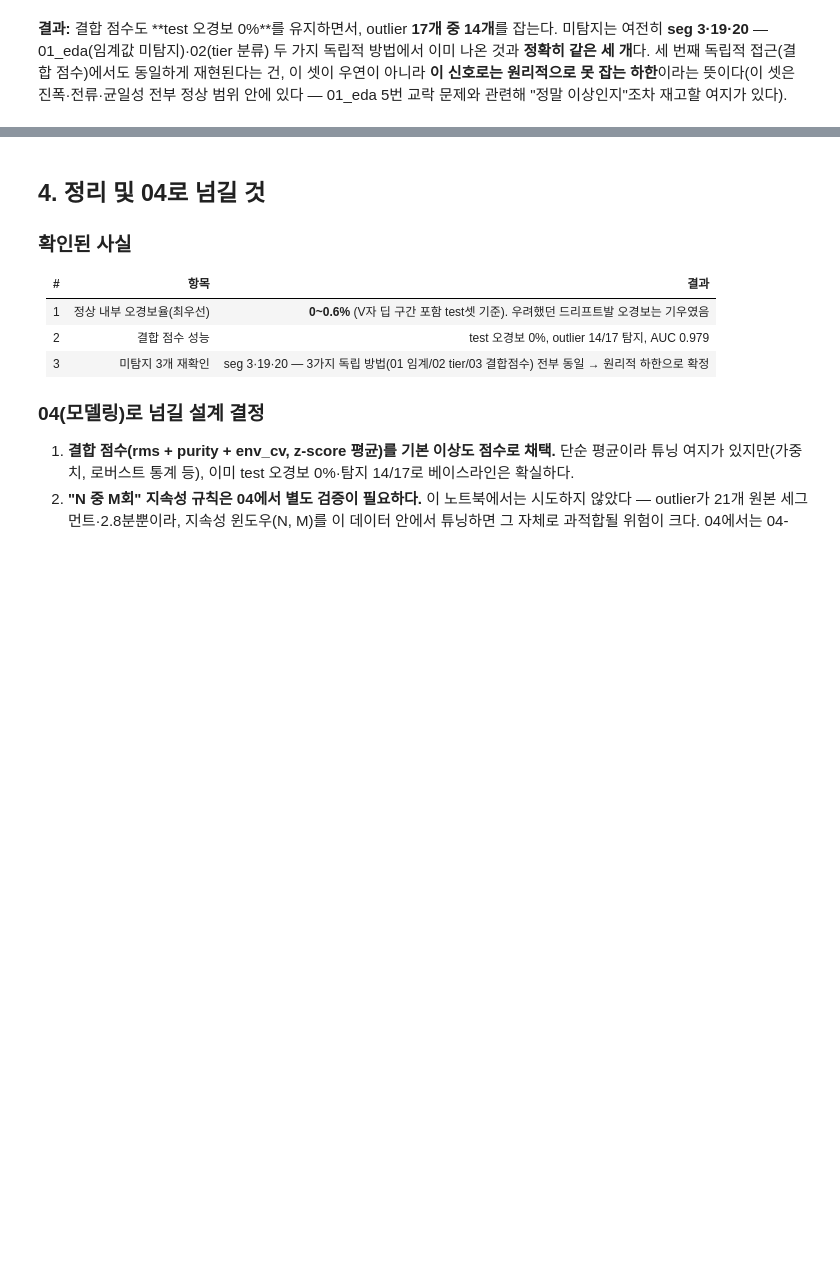
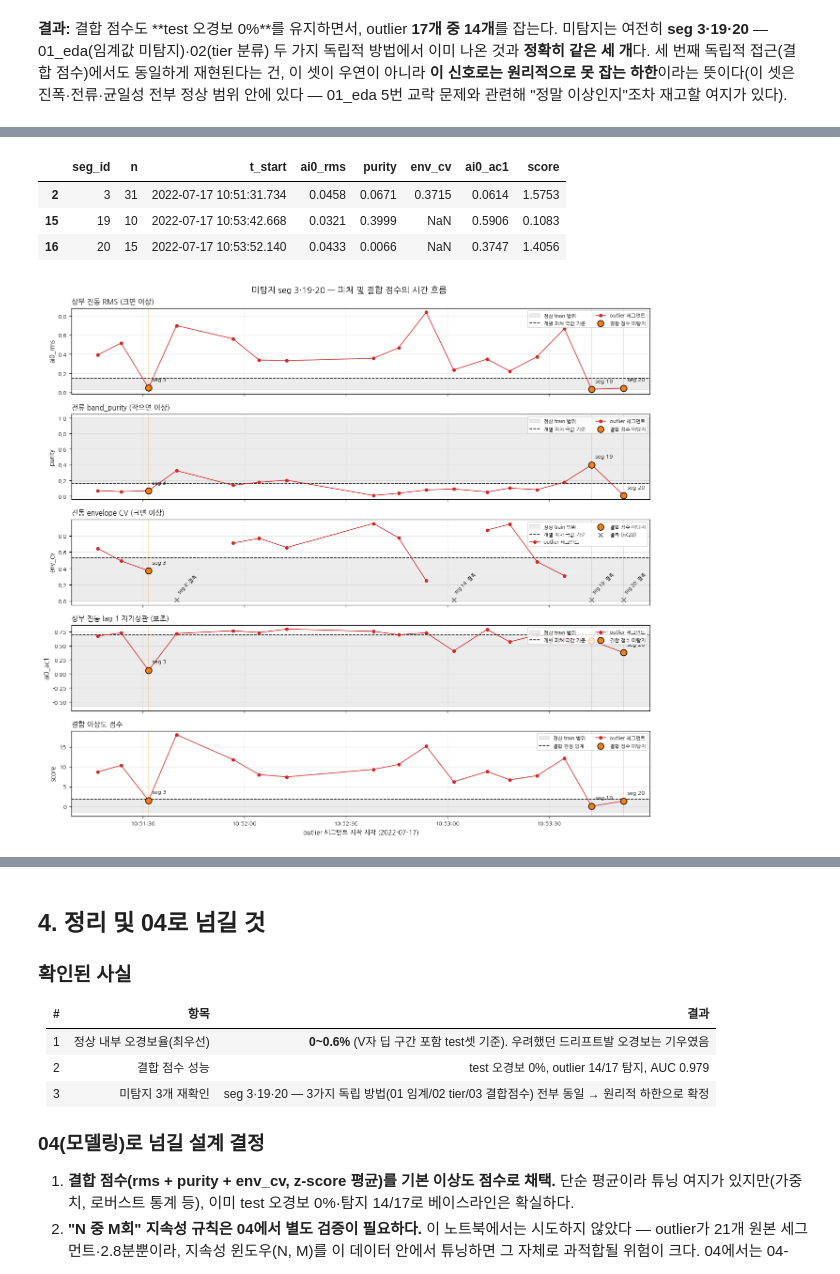
Before and after one commit to kimjaehyeonC/Kamp_AI, a Jupyter notebook: notebooks/03_feature.ipynb, the cells around one changed output, grey strips where cells are left out. Cells and saved outputs as stored; diff of their text form; code cells hidden in the pictures; blank space fills up the shorter version.

```diff
--- a/notebooks/03_feature.ipynb
+++ b/notebooks/03_feature.ipynb
@@ -36,12 +36,19 @@ warnings.filterwarnings("ignore")
 pd.set_option("display.width", 160)
 pd.set_option("display.max_columns", 60)
 
+# 현재 환경의 한글 폰트를 직접 등록한다 (기존 Matplotlib 캐시와 무관하게 적용).
+for _font_path in [Path("/usr/share/fonts/truetype/nanum/NanumGothic.ttf"),
+                   Path("/mnt/c/Windows/Fonts/malgun.ttf")]:
+    if _font_path.exists():
+        font_manager.fontManager.addfont(str(_font_path))
+
 _avail = {f.name for f in font_manager.fontManager.ttflist}
 for _f in ["NanumGothic", "NanumBarunGothic", "Malgun Gothic", "AppleGothic", "DejaVu Sans"]:
     if _f in _avail:
         mpl.rcParams["font.family"] = _f
         break
 mpl.rcParams["axes.unicode_minus"] = False
+mpl.rcParams["mathtext.fontset"] = "dejavusans"
 mpl.rcParams.update({"figure.dpi": 110, "axes.grid": True, "grid.alpha": .3,
                      "axes.titlesize": 10, "axes.labelsize": 9,
                      "xtick.labelsize": 8, "ytick.labelsize": 8, "legend.fontsize": 8})
@@ -181,0 +248,52 @@ display(Fo[["seg_id","n","t_start","ai0_rms","purity","env_cv","score"]].round(4
+# %%
+import matplotlib.dates as mdates
+
+miss_mask = Fo["score"] <= thr_combo
+miss_features = Fo.loc[miss_mask, ["seg_id", "n", "t_start", "ai0_rms", "purity",
+                                   "env_cv", "ai0_ac1", "score"]]
+display(miss_features.round(4))
+
+panels = [("ai0_rms", "상부 진동 RMS (크면 이상)", ">"),
+          ("purity", "전류 band_purity (작으면 이상)", "<"),
+          ("env_cv", "진동 envelope CV (크면 이상)", ">"),
+          ("ai0_ac1", "상부 진동 lag-1 자기상관 (보조)", ">"),
+          ("score", "결합 이상도 점수", ">")]
+fig, axes = plt.subplots(len(panels), 1, figsize=(12, 11), sharex=True)
+for ax, (feat, title, direction) in zip(axes, panels):
+    ref = train[feat].dropna()
+    threshold = thr_combo if feat == "score" else (ref.max() if direction == ">" else ref.min())
+    ax.axhspan(ref.min(), ref.max(), color="gray", alpha=.15, label="정상 train 범위")
+    ax.axhline(threshold, color="black", ls="--", lw=1,
+               label="결합 판정 임계" if feat == "score" else "개별 피처 극값 기준")
+    ax.plot(Fo.t_start, Fo[feat], "o-", color=COLOR["outlier"], ms=4, lw=1,
+            label="outlier 세그먼트")
+    valid_miss = miss_mask & Fo[feat].notna()
+    ax.scatter(Fo.loc[valid_miss, "t_start"], Fo.loc[valid_miss, feat],
+               s=75, color="#ff7f0e", edgecolor="black", zorder=5, label="결합 점수 미탐지")
+    for row in Fo.loc[miss_mask].itertuples():
+        ax.axvline(row.t_start, color="#ff7f0e", alpha=.3, lw=1)
+        value = getattr(row, feat)
+        if pd.notna(value):
+            ax.annotate(f"seg {row.seg_id}", (row.t_start, value), xytext=(5, 9),
+                        textcoords="offset points", fontsize=8)
+    missing = Fo[feat].isna()
+    if missing.any():
+        ax.scatter(Fo.loc[missing, "t_start"], np.full(missing.sum(), .06),
+                   transform=ax.get_xaxis_transform(), marker="x", color="gray", s=35,
+                   label="결측 (n<20)")
+        for row in Fo.loc[missing].itertuples():
+            ax.text(row.t_start, .13, f"seg {row.seg_id}: 결측", rotation=45, fontsize=7,
+                    transform=ax.get_xaxis_transform(), ha="left")
+    ax.set_title(title, loc="left")
+    ax.set_ylabel(feat)
+    ax.legend(loc="upper right", fontsize=7, ncol=2)
+axes[-1].xaxis.set_major_formatter(mdates.DateFormatter("%H:%M:%S"))
+axes[-1].set_xlabel("outlier 세그먼트 시작 시각 (2022-07-17)")
+fig.suptitle("미탐지 seg 3·19·20 — 피처 및 결합 점수의 시간 흐름", fontsize=12)
+plt.tight_layout(); plt.show()
+# %% [output]
+|  | seg_id | n | t_start | ai0_rms | purity | env_cv | ai0_ac1 | score |
+| 2 | 3 | 31 | 2022-07-17 10:51:31.734 | 0.0458 | 0.0671 | 0.3715 | 0.0614 | 1.5753 |
+| 15 | 19 | 10 | 2022-07-17 10:53:42.668 | 0.0321 | 0.3999 | NaN | 0.5906 | 0.1083 |
+| 16 | 20 | 15 | 2022-07-17 10:53:52.140 | 0.0433 | 0.0066 | NaN | 0.3747 | 1.4056 |
+[figure, added]
```
Also changed, not shown: parts of 9 cells of this notebook, 2 other files.
